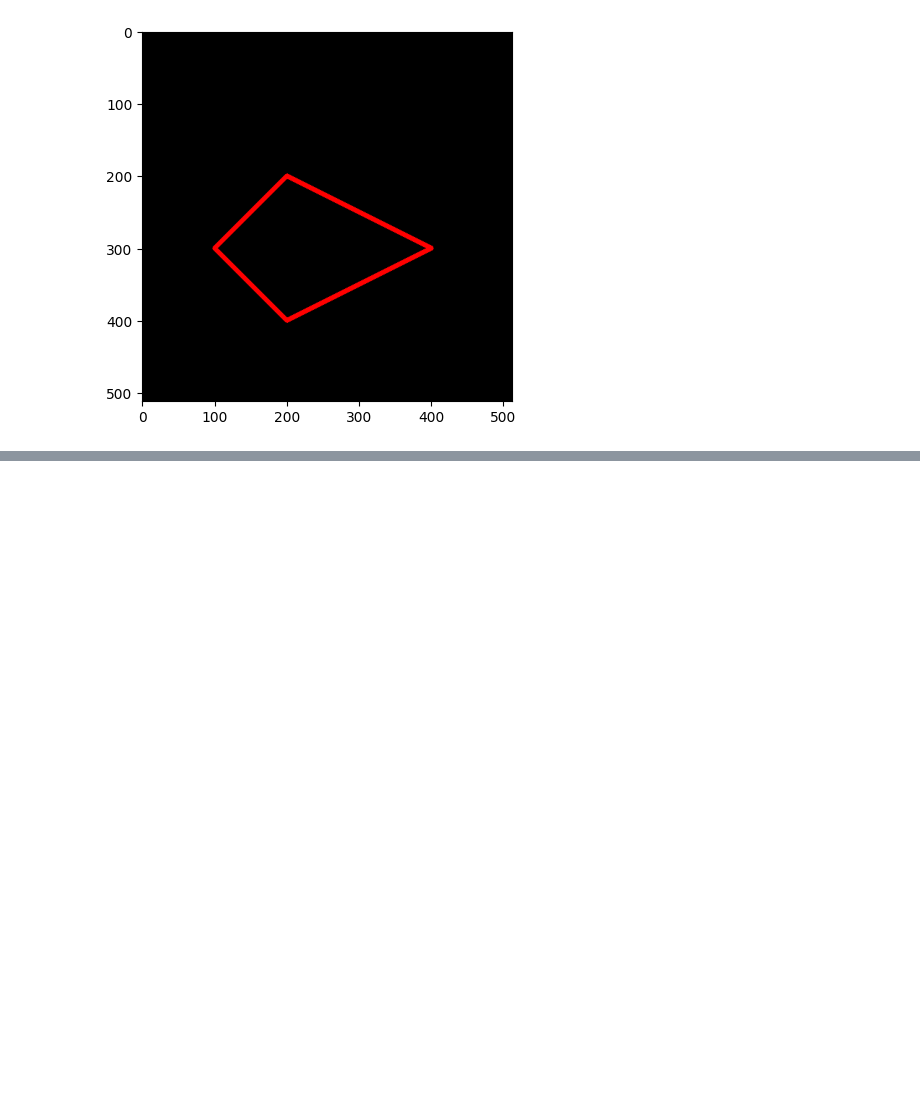
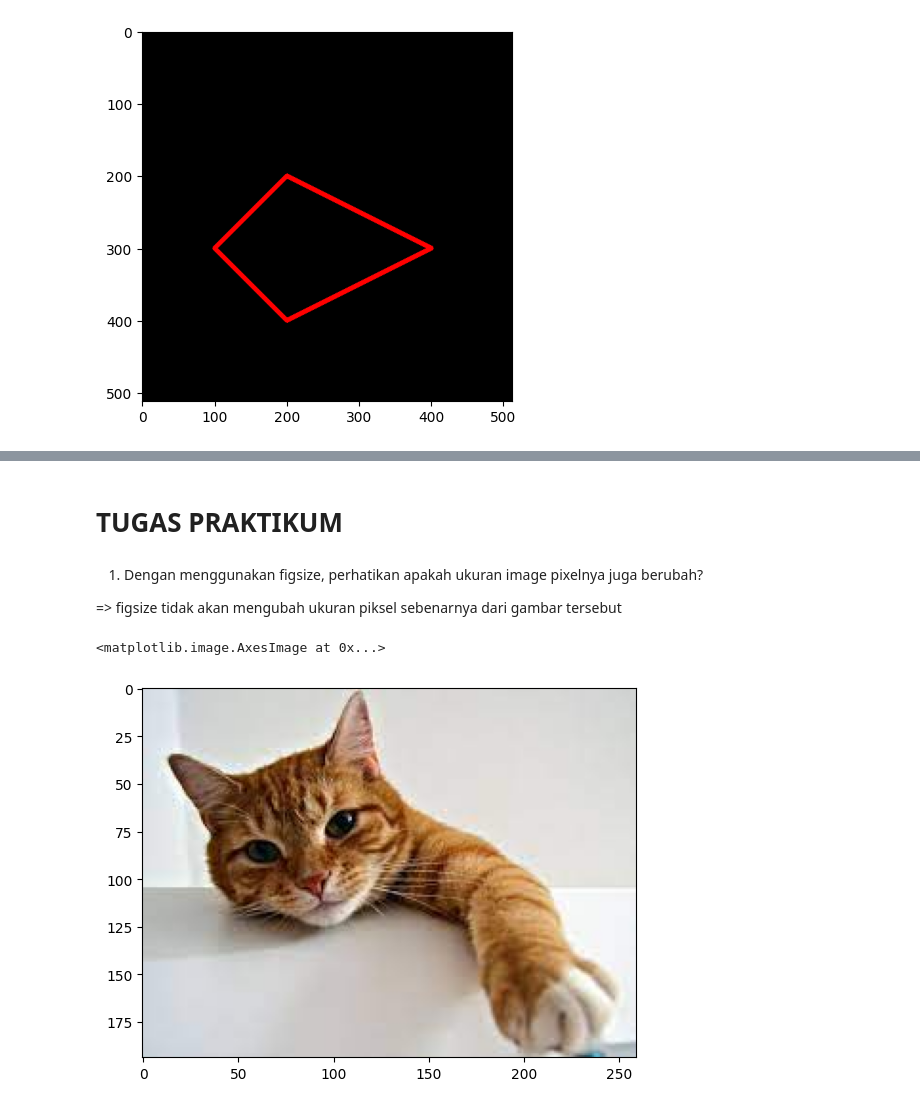
Before and after one commit to nasyawa/PCVK_GANJIL_2023, a Jupyter notebook: Week2.ipynb, the cells around one changed output, grey strips where cells are left out. Cells and saved outputs as stored; diff of their text form; code cells hidden in the pictures; blank space fills up the shorter version.

```diff
--- a/Week2.ipynb
+++ b/Week2.ipynb
@@ -171,0 +182,19 @@ plt.imshow(black_img2)
+# %% [markdown]
+# TUGAS PRAKTIKUM
+# %% [markdown]
+1. Dengan menggunakan figsize, perhatikan apakah ukuran image pixelnya juga berubah?
+
+=> figsize tidak akan mengubah ukuran piksel sebenarnya dari gambar tersebut
+# %%
+#2. Tampilkan image dalam channel Red-Blue dan Green-Blue saja!
+import cv2 as cv
+from google.colab.patches import cv2_imshow
+from skimage import io
+import matplotlib.pyplot as plt
+import numpy as np
+pic=cv.imread('/content/drive/MyDrive/PCVK/kitten02.jpg')
+pic1= cv.cvtColor(pic,cv.COLOR_BGR2RGB)
+plt.imshow(pic1)
+# %% [output]
+<matplotlib.image.AxesImage at 0x...>
+[figure, added]
```
Also changed, not shown: parts of 3 cells of this notebook.
